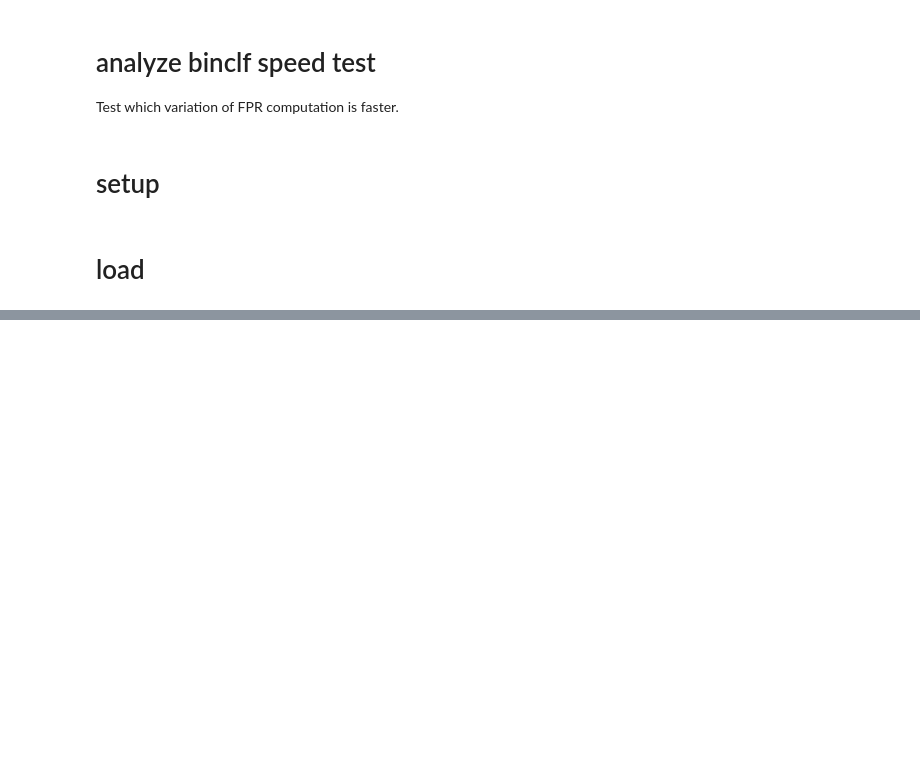
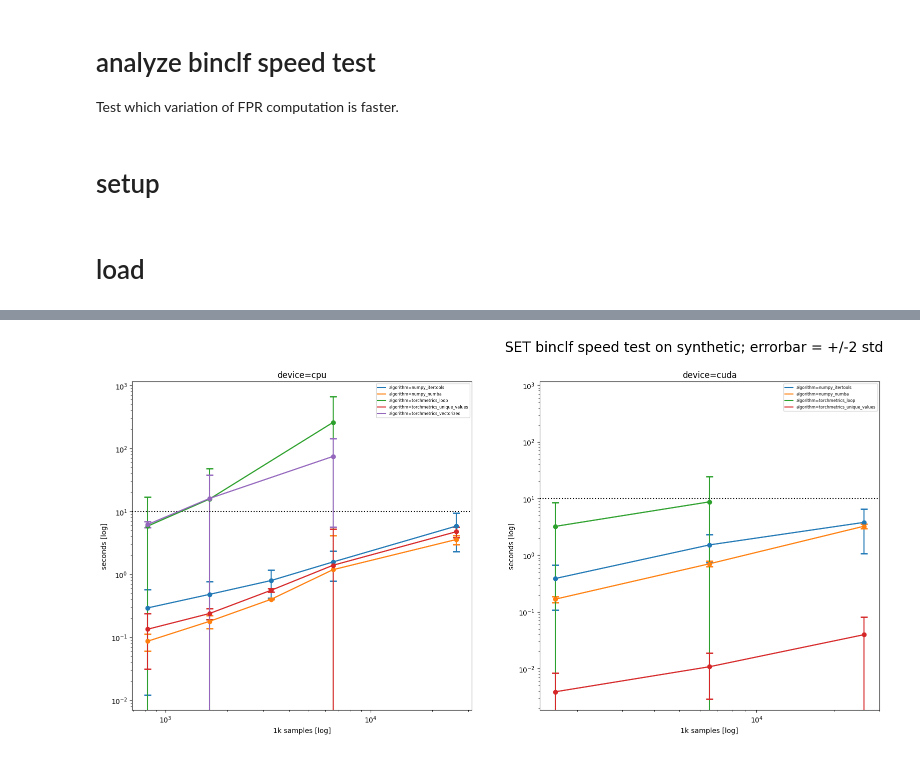
Before and after one commit to jpcbertoldo/binclf-speed-test, a Jupyter notebook: analyze.ipynb, the cells around one changed output, grey strips where cells are left out. Cells and saved outputs as stored; diff of their text form; code cells hidden in the pictures; blank space fills up the shorter version.

```diff
--- a/analyze.ipynb
+++ b/analyze.ipynb
@@ -54,0 +56,8 @@ df.sort_values(EXPERIMENT_COLS + MEASUREMENT_COLS[:1], inplace=True)
+# %%
+df_set = df.query('mode == "set"')
+df_set = df_set.drop(columns=["mode"]).reset_index(drop=True)
+df_set["num_samples"] = df_set["num_images"] * ( df_set["resolution"] ** 2 )
+df_set["thousand_samples"] = df_set["num_samples"] / 1000
+df_set["thousand_samples_persec"] = df_set["thousand_samples"] / df_perimg["seconds"]
+df_set.head()
+df_set.shape
@@ -249,0 +285,79 @@ ValueError: Number of rows must be a positive integer, not 0
+# %%
+import numpy as np
+from matplotlib import pyplot as plt
+
+PLOTGRID_ROW_COLS = []
+PLOTGRID_COL_COLS = ["device"]
+LINE_COLS = ["algorithm",]
+
+dfplot = df_set
+
+# `pg` stands for `plotgrid`
+pg_row_dfidxs = dfplot.groupby(PLOTGRID_ROW_COLS).size().index.tolist() if len(PLOTGRID_ROW_COLS) > 0 else [None]
+pg_col_dfidxs = dfplot.groupby(PLOTGRID_COL_COLS).size().index.tolist() if len(PLOTGRID_COL_COLS) > 0 else [None]
+
+fig, axes = plt.subplots(nr := len(pg_row_dfidxs), nc := len(pg_col_dfidxs) + 1, figsize=(nc * (sz := 8), nr * sz))
+axes = (axes if nr*nc > 1 else np.array(axes) ).reshape(nr, nc)
+
+# `gidx` stands for `group index` , `gdf` stands for `group dataframe`
+for pgrow_gidx, pgrow_gdf in dfplot.groupby(PLOTGRID_ROW_COLS) if len(PLOTGRID_ROW_COLS) > 0 else [((None,), dfplot)]:
+    for pgcol_gidx, pgcol_gdf in pgrow_gdf.groupby(PLOTGRID_COL_COLS) if len(PLOTGRID_COL_COLS) > 0 else [((None,), pgrow_gdf)]:
+        if len(pgcol_gdf) == 0: continue
+
+        # convert dataframe index (tuple[any]) into int index of the plotgrid rows and columns
+        # it has to be converted like this because some `pgrow_df` may not have all the column groups
+        # `ridx`/`cidx` stands for `row-index`/`col-index`
+        pg_ridx = pg_row_dfidxs.index(pgrow_gidx[0] if len(pgrow_gidx) == 1 else pgrow_gidx)
+        pg_cidx = pg_col_dfidxs.index(pgcol_gidx[0] if len(pgcol_gidx) == 1 else pgcol_gidx)
+        ax = axes[pg_ridx, pg_cidx]
+
+        # `rname`/`cname` stands for `row-name`/`col-name`
+        pg_rname = ", ".join(map("=".join, zip(PLOTGRID_ROW_COLS, map(str, pgrow_gidx)))) if pgrow_gidx[0] is not None else ""
+        pg_cname = ", ".join(map("=".join, zip(PLOTGRID_COL_COLS, map(str, pgcol_gidx)))) if pgcol_gidx[0] is not None else ""
+        _ = ax.set_title(f"{pg_rname}\n{pg_cname}".strip())
+
+        for line_gidx, line_gdf in pgcol_gdf.groupby(LINE_COLS) if len(LINE_COLS) > 0 else [((None,), pgcol_gdf)]:
+            if len(line_gdf) == 0: continue
+
+            # `lname` stands for `line-name`
+            pg_lname = ", ".join(map("=".join, zip(LINE_COLS, map(str, line_gidx)))) if line_gidx is not None else ""
+
+            # ------------------------------------------------------------
+            # data = line_gdf.groupby("thousand_samples").describe()["thousand_samples_persec"][["mean", "std",]].reset_index()
+            data = line_gdf.groupby("thousand_samples").describe()["seconds"][["mean", "std",]].reset_index()
+            xs = data["thousand_samples"]
+            ys = data["mean"]
+            yerr = data["std"] * 2
+            line_handle = ax.plot(xs, ys, label=pg_lname, linestyle="-")[0]
+            if not np.isnan(yerr).any():
+                _ = ax.errorbar(
+                    xs, ys, yerr=yerr,
+                    fmt='o', capsize=5, capthick=2,
+                    ecolor=line_handle.get_color(), color=line_handle.get_color(), linestyle=line_handle.get_linestyle()
+                )
+
+        _ = ax.axhline(10, color='k', linestyle=":")
+
+        _ = ax.set_xscale("log")
+        _ = ax.set_yscale("log")
+        _ = ax.set_xlabel("1k samples [log]")
+        _ = ax.set_ylabel("seconds [log]")
+        _ = ax.legend(loc='upper right', fontsize='xx-small')
+
+lims = np.array([[ax.get_xlim(), ax.get_ylim()] for ax in axes.flatten()]).reshape(axes.shape + (2, 2))
+pgrows_lims = np.stack([lims[..., 0].min(axis=1), lims[..., 1].max(axis=1)], axis=-1)
+pgcols_lims = np.stack([lims[..., 0].min(axis=0), lims[..., 1].max(axis=0)], axis=-1)
+
+# grid-row: same y-axis limits
+for ax, (ridx, cidx) in zip(axes.flatten(), np.ndindex(axes.shape)): _ = ax.set_ylim(pgrows_lims[ridx][1])
+# grid-col: same x-axis limits
+for ax, (ridx, cidx) in zip(axes.flatten(), np.ndindex(axes.shape)): _ = ax.set_xlim(pgcols_lims[cidx][0])
+
+# turn off axes for subplots that are empty
+for ax in [ax for ax in axes.flatten() if not ax.get_title()]: _ = ax.set_visible(False)
+
+_ = fig.suptitle("SET binclf speed test on synthetic; errorbar = +/-2 std", fontsize=20, y=1.002)
+_ = fig.tight_layout(h_pad=0, w_pad=0)
+_ = fig.subplots_adjust(hspace=0.3, wspace=0.2)
+# %% [output]
+[figure, added]
```
Also changed, not shown: parts of 14 cells of this notebook.
